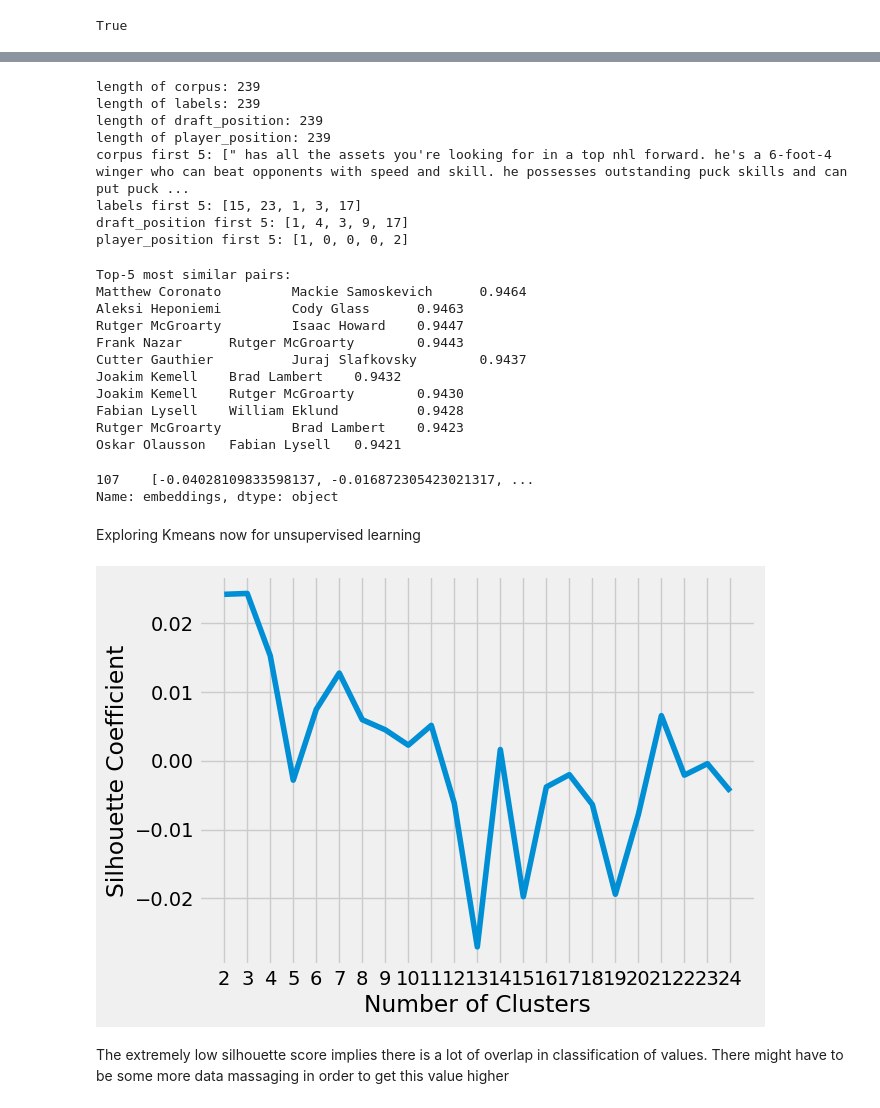
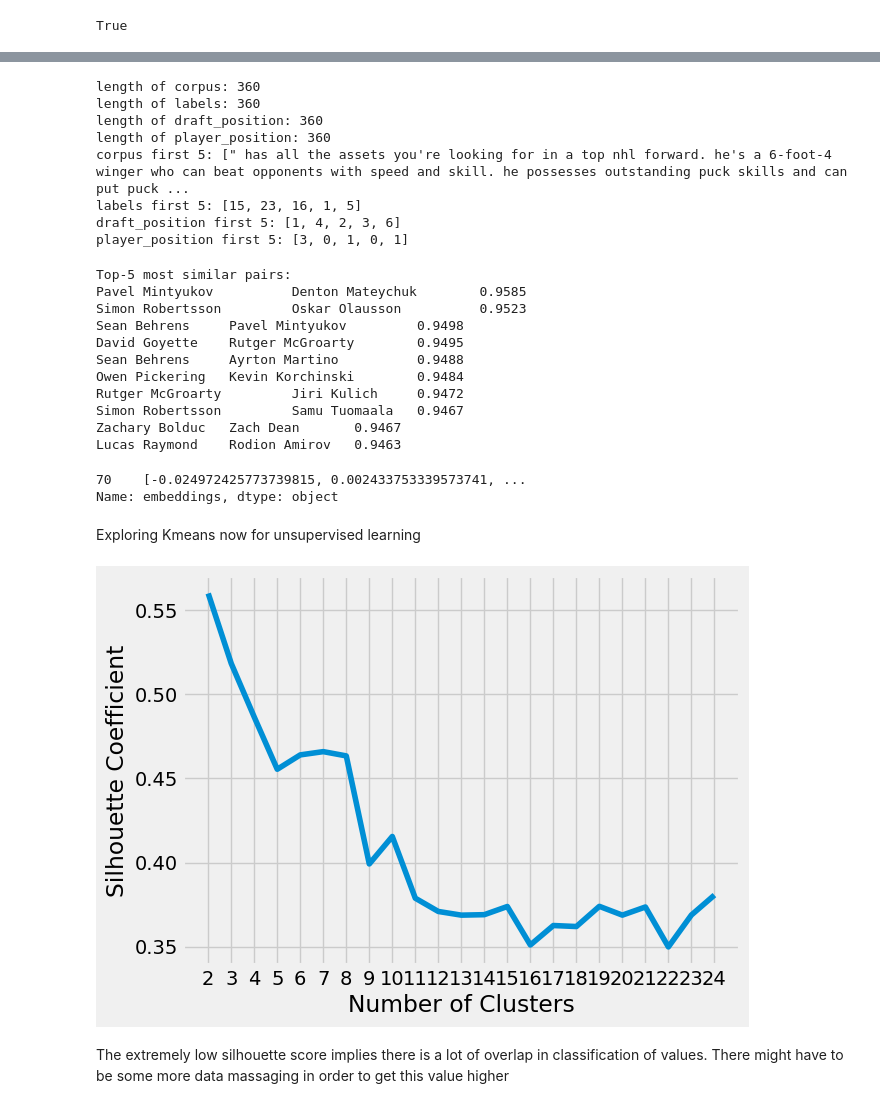
Before and after one commit to quochuyn/nhl-draft-predictions, a Jupyter notebook: NLP_Draft_Analysis_gpt4.ipynb, the cells around one changed output, grey strips where cells are left out. Saved outputs shown, nothing was run; the diff lists cells and outputs as text; code cells hidden in the pictures.

```diff
--- a/NLP_Draft_Analysis_gpt4.ipynb
+++ b/NLP_Draft_Analysis_gpt4.ipynb
@@ -55,7 +55,7 @@ data = pd.read_csv(DATASET)
 
 # try without goalies
 #data = data[(data['Position'] != 'G')]
-data = data[(data['Position'] == 'C') | (data['Position'] == 'LW') | (data['Position'] == 'RW')]
+#data = data[(data['Position'] == 'C') | (data['Position'] == 'LW') | (data['Position'] == 'RW')]
 
 # encode position
 # TODO: we should keep the positions for when we do clustering
@@ -79,5 +79,5 @@ data.head()
 # %%
-corpus, labels, draft_position, player_position, player_name, team = [], [], [], [], [], []
+corpus, labels, draft_position, player_position, player_name, team, height, weight = [], [], [], [], [], [], [], []
 
 scouting_reports = [
     'Description - Corey Pronman',
@@ -122,7 +122,7 @@ for index, row in data.iterrows():
     scouting_report = scouting_report.replace('\r', '')
 
     # remove hockey specific stop words
-    # TODO: there is an issue where a hockey word includes punctuation, it does not get removed
+    # TODO: there is an issue where a hockey word includes punctuation, it does not get remov ed
     # for instance: "usntdp," will not get removed
     scouting_report = scouting_report.split()
     scouting_report = [word for word in scouting_report if (word.replace("'s", "").replace(",", "").replace(".", "") not in hockey_words)]
@@ -138,6 +138,8 @@ for index, row in data.iterrows():
   player_position.append(row['Position'])
   player_name.append(row['Name'])
   team.append(row['Team'])
+  height.append(row['Height'])
+  weight.append(row['Weight'])
 # sanity check values
 print(f"length of corpus: {len(corpus)}")
 print(f"length of labels: {len(labels)}")
@@ -149,18 +151,29 @@ print(f"labels first 5: {labels[0:5]}")
 print(f"draft_position first 5: {draft_position[0:5]}")
 print(f"player_position first 5: {player_position[0:5]}")
 # %% [output]
-length of corpus: 239
-length of labels: 239
-length of draft_position: 239
-length of player_position: 239
+length of corpus: 360
+length of labels: 360
+length of draft_position: 360
+length of player_position: 360
 corpus first 5: [" has all the assets you're looking for in a top nhl forward. he's a 6-foot-4 winger who can beat opponents with speed and skill. he possesses outstanding puck skills and can put puck ...
-labels first 5: [15, 23, 1, 3, 17]
-draft_position first 5: [1, 4, 3, 9, 17]
-player_position first 5: [1, 0, 0, 0, 2]
+labels first 5: [15, 23, 16, 1, 5]
+draft_position first 5: [1, 4, 2, 3, 6]
+player_position first 5: [3, 0, 1, 0, 1]
 # %%
 # attempting to vectorize using bert embeddings
 from openai.embeddings_utils import cosine_similarity
+from sentence_transformers import SentenceTransformer, util
 import os
+
+def embed(report):
+    embedding_model = "text-embedding-ada-002"
+    openai.api_key = "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"
+    try:
+        embedding = openai.embeddings_utils.get_embedding(report, engine=embedding_model)
+    except:
+        embedding = None
+    return embedding
+
 embedding_model = "text-embedding-ada-002"
 openai.api_key = "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"
 if os.path.exists("data/reports_with_embeddings.csv"):
@@ -169,7 +182,7 @@ if os.path.exists("data/reports_with_embeddings.csv"):
     embeddings = np.vstack(X['embeddings'].values).astype(np.float64)
     X['embeddings'] = [np.array(x, dtype=np.float64) for x in embeddings]
 else:
-    X = pd.DataFrame(list(zip(team, player_name, draft_position, player_position, corpus)), columns=['team', 'player_name', 'draft_position', 'player_position', 'report'])
+    X = pd.DataFrame(list(zip(team, player_name, height, weight, draft_position, player_position, corpus)), columns=['team', 'player_name', 'height', 'weight', 'draft_position', 'player_position', 'report'])
     #Encode all sentences
     X["embeddings"] = X.report.apply(lambda x: openai.embeddings_utils.get_embedding(x, engine=embedding_model))
     X.to_csv("data/reports_with_embeddings.csv", index=False)
@@ -200,50 +213,56 @@ for score, i, j in all_sentence_combinations[0:10]:
     print("{} \t {} \t {:.4f}".format(players[i], players[j], cos_sim[i][j]))
 # %% [output]
 Top-5 most similar pairs:
-Matthew Coronato         Mackie Samoskevich      0.9464
-Aleksi Heponiemi         Cody Glass      0.9463
-Rutger McGroarty         Isaac Howard    0.9447
-Frank Nazar      Rutger McGroarty        0.9443
-Cutter Gauthier          Juraj Slafkovsky        0.9437
-Joakim Kemell    Brad Lambert    0.9432
-Joakim Kemell    Rutger McGroarty        0.9430
-Fabian Lysell    William Eklund          0.9428
-Rutger McGroarty         Brad Lambert    0.9423
-Oskar Olausson   Fabian Lysell   0.9421
+Pavel Mintyukov          Denton Mateychuk        0.9585
+Simon Robertsson         Oskar Olausson          0.9523
+Sean Behrens     Pavel Mintyukov         0.9498
+David Goyette    Rutger McGroarty        0.9495
+Sean Behrens     Ayrton Martino          0.9488
+Owen Pickering   Kevin Korchinski        0.9484
+Rutger McGroarty         Jiri Kulich     0.9472
+Simon Robertsson         Samu Tuomaala   0.9467
+Zachary Bolduc   Zach Dean       0.9467
+Lucas Raymond    Rodion Amirov   0.9463
 # %%
 
 
 #X_train['embeddings'] = [embedding.mean(dtype=np.float64) for embedding in X_train['embeddings'].values]
 X_train['embeddings'].head(1)
 # %% [output]
-107    [-0.04028109833598137, -0.016872305423021317, ...
+70    [-0.024972425773739815, 0.002433753339573741, ...
 Name: embeddings, dtype: object
 # %% [markdown]
 Exploring Kmeans now for unsupervised learning
 # %%
 def plot_silhouette_scores(data, start, end, step):
   # A list holds the silhouette coefficients for each k
   silhouette_coefficients = []
 
-  formated_data = np.vstack(data)
+  formated_data = data
 
   # Notice you start at 2 clusters for silhouette coefficient
   for k in range(start, end, step):
     kmeans = KMeans(n_clusters=k, n_init=2, max_iter=1000)
     kmeans.fit(formated_data)
     score = silhouette_score(formated_data, kmeans.labels_)
     silhouette_coefficients.append(score)
 
   plt.style.use("fivethirtyeight")
   plt.plot(range(start, end, step), silhouette_coefficients)
   plt.xticks(range(start, end, step))
   plt.xlabel("Number of Clusters")
   plt.ylabel("Silhouette Coefficient")
   plt.show()
 
-plot_silhouette_scores(X_train['embeddings'], 2, 25, 1)
+formated_data = np.vstack(X_train['embeddings'])
+temp_data = []
+for index, row in enumerate(formated_data):
+  temp_data.append(np.concatenate((formated_data[index], [X_train['height'].values[index]], [X_train['weight'].values[index]])))
+  #formated_data[index] = np.append(formated_data[index], X_train['weight'].values[index])
+data = np.array(temp_data)
+plot_silhouette_scores(data, 2, 25, 1)
 # %% [output]
-[figure, old version]
+[figure, new version]
 # %% [markdown]
 The extremely low silhouette score implies there is a lot of overlap in classification of values. There might have to be some more data massaging in order to get this value higher
 # %%
```
Also changed, not shown: parts of 6 cells of this notebook, 2 other files.
